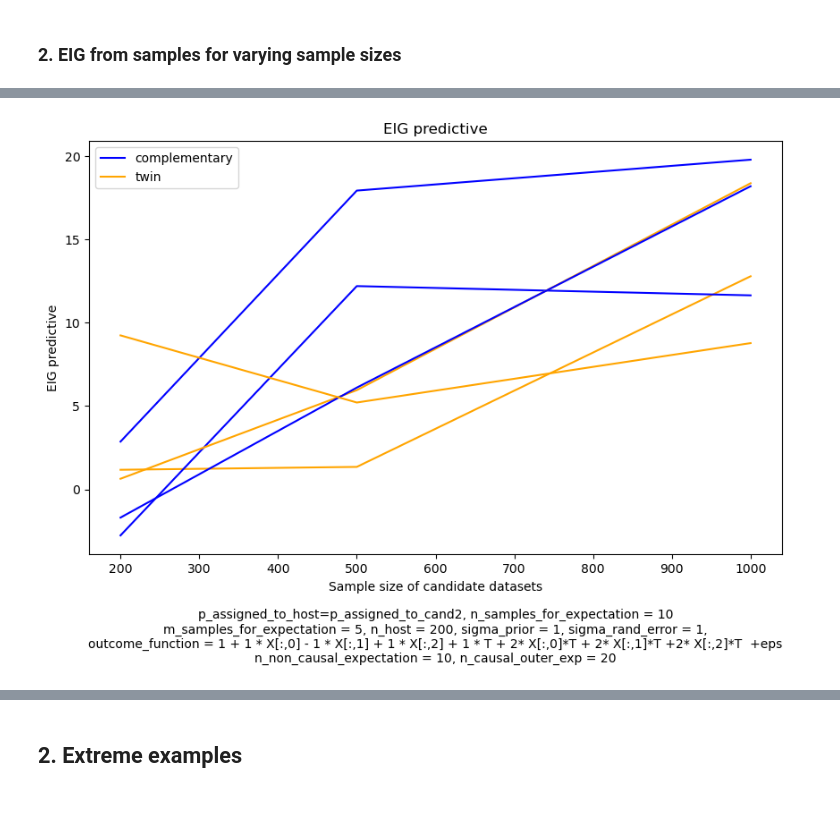
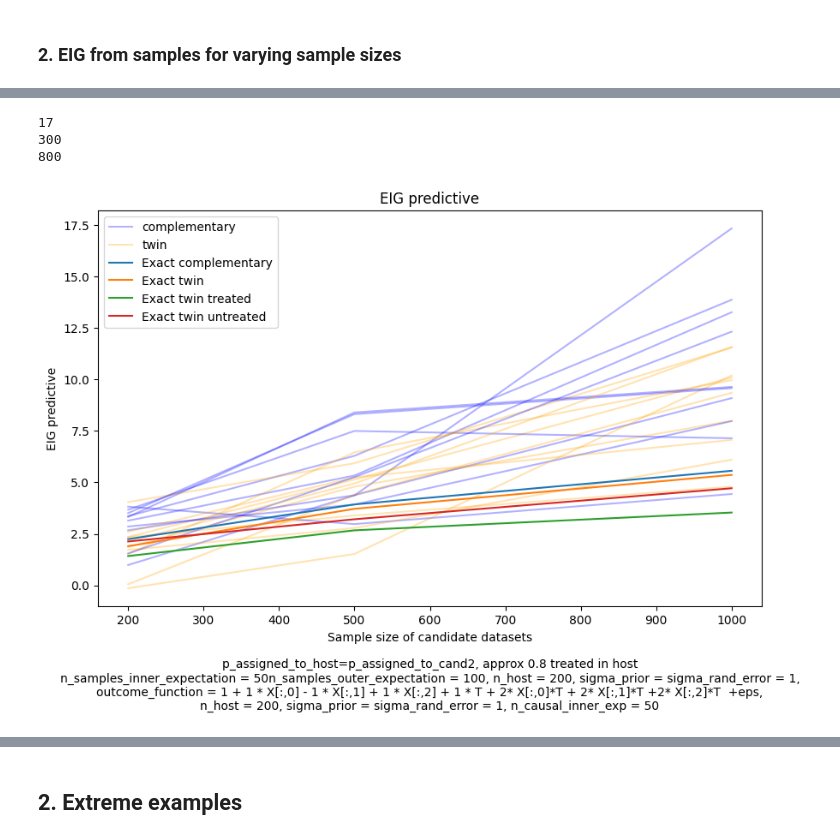
Before and after one commit to LucileTerminassian/causal_prospective_merge, a Jupyter notebook: linear_experiments.ipynb, the cells around one changed output, grey strips where cells are left out. Saved outputs shown, nothing was run; the diff lists cells and outputs as text; code cells hidden in the pictures; blank space fills up the shorter version.

Commit message:
adapt to new API + fix exact plots

```diff
--- a/linear_experiments.ipynb
+++ b/linear_experiments.ipynb
@@ -66,12 +67,12 @@ data_parameters = {'n_both_candidates_list': n_both_candidates_list, 'proportion
 # %% [markdown]
 ### 2. EIG closed form for varying sample sizes
 # %%
-n_seeds=3
-plot_additional = False
+n_seeds=10
+plot_additional = True
 
-text_l1 ='p_assigned_to_host=p_assigned_to_cand2, n_samples_for_expectation = 30,'
-text_l2 = 'm_samples_for_expectation = 500, n_host = 200, sigma_prior = 1, sigma_rand_error = 1,'
-text_l3 = 'outcome_function = 1 + 1 * X[:,0] - 1 * X[:,1] + 1 * X[:,2] + 1 * T + 2* X[:,0]*T + 2* X[:,1]*T +2* X[:,2]*T  +eps'
+text_l1 ='p_assigned_to_host=p_assigned_to_cand2, 0.75 of treated in host, '
+text_l2 = 'n_host = 200, sigma_prior = sigma_rand_error= 1, sigma_rand_error = 1,'
+text_l3 = 'outcome_function = 1 + 1 * X[:,0] - 1 * X[:,1] + 1 * X[:,2] + 1 * T + 2* X[:,0]*T + 2* X[:,1]*T +2* X[:,2]*T +eps'
 # %%
 if not plot_additional:
     dict_additional_plots_obs = dict_additional_plots_caus = {'Exact complementary':0, 'Exact twin': 0, 'Exact twin treated': 0, 'Exact twin untreated': 0}
@@ -146 +116,9 @@ sampling_parameters = {'n_samples_for_expectation':n_samples_for_expectation, 'm
+# %%
+n_samples_outer_expectation = 100
+n_samples_inner_expectation = 50
+n_causal_outer_exp = 100
+n_causal_inner_exp = 50
+
+sampling_parameters = {'n_samples_inner_expectation':n_samples_inner_expectation, 'n_samples_outer_expectation':n_samples_outer_expectation, \
+                       'n_causal_inner_exp':n_causal_inner_exp, 'n_causal_outer_exp':n_causal_outer_exp}
 # %%
@@ -176,23 +154,29 @@ EIG_obs_one_n_mirror is 18.184127613039436
 # %%
-text_l1 ='p_assigned_to_host=p_assigned_to_cand2, n_samples_for_expectation = '+str(n_samples_for_expectation)
-text_l2 = 'm_samples_for_expectation = '+str(m_samples_for_expectation)+', n_host = 200, sigma_prior = 1, sigma_rand_error = 1,'
-text_l3 = 'outcome_function = 1 + 1 * X[:,0] - 1 * X[:,1] + 1 * X[:,2] + 1 * T + 2* X[:,0]*T + 2* X[:,1]*T +2* X[:,2]*T  +eps'
-text_l4 = 'n_non_causal_expectation = '+str(n_non_causal_expectation)+', n_causal_outer_exp = '+str(n_causal_outer_exp)
+text_l1 ='p_assigned_to_host=p_assigned_to_cand2, approx 0.8 treated in host'
+text_l2 = 'n_samples_inner_expectation = '+str(n_samples_inner_expectation)+ 'n_samples_outer_expectation = '+str(n_samples_outer_expectation)+', n_host = 200, sigma_prior = sigma_rand_error = 1,'
+text_l3 = 'outcome_function = 1 + 1 * X[:,0] - 1 * X[:,1] + 1 * X[:,2] + 1 * T + 2* X[:,0]*T + 2* X[:,1]*T +2* X[:,2]*T  +eps,'
+text_l4 = 'n_host = 200, sigma_prior = sigma_rand_error = 1, n_causal_inner_exp = '+str(n_causal_inner_exp)
+
 
 plot_additional = 0
 # %%
-plot_additional = False
+plot_additional = True
 if not plot_additional:
     dict_additional_plots_obs = dict_additional_plots_caus = {'Exact complementary':0, 'Exact twin': 0, 'Exact twin treated': 0, 'Exact twin untreated': 0}
 
 else:
     dict_additional_plots_obs, dict_additional_plots_caus = eig_closed_form_exact_datasets(data_parameters, sigma_rand_error, prior_hyperparameters, n_mc)
+# %% [output]
+17
+300
+800
 # %%
-# path_obs_samples = '/Users/lucile/causal_info_gain/plots/eig_obs_samples'
-path_obs_samples = 0
+path_obs_samples = '/Users/lucile/causal_info_gain/plots/eig_obs_samples'
+# path_obs_samples = 0
+alpha = 0.3
 
 plot_array(dict_additional_plots_obs, n_both_candidates_list, EIG_obs_samples_across_seeds, axis_names= ['Sample size of candidate datasets', 'EIG predictive'], names=['complementary','twin'],
-           text= text_l1+ '\n' + text_l2+ '\n' + text_l3+ '\n' + text_l4, title= 'EIG predictive', save=path_obs_samples)
+           text= text_l1+ '\n' + text_l2+ '\n' + text_l3+ '\n' + text_l4, title= 'EIG predictive', save=path_obs_samples, alpha=alpha)
 # %% [output]
-[figure, old version]
+[figure, new version]
 # %%
```
Also changed, not shown: parts of 13 cells of this notebook, 5 other files.
